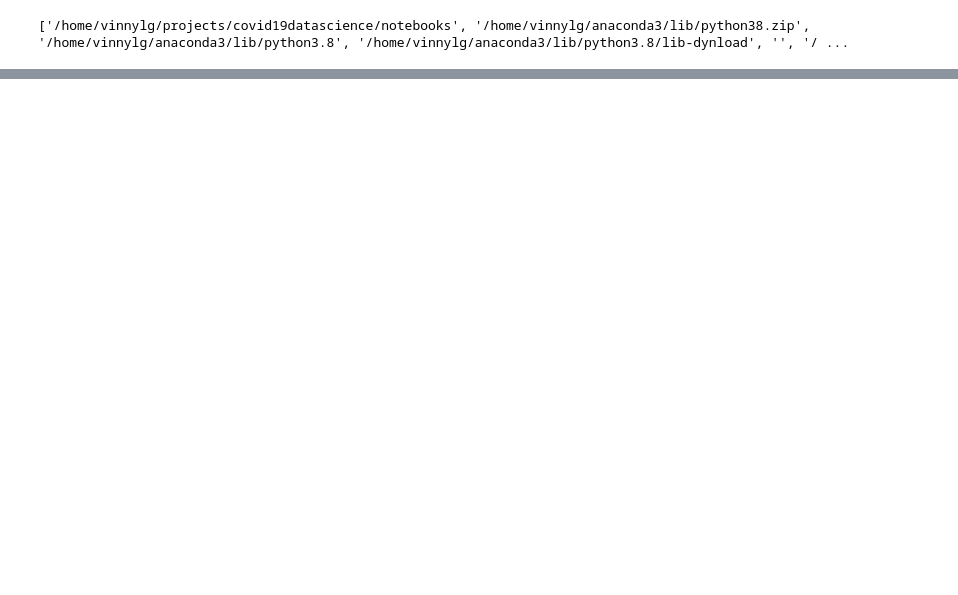
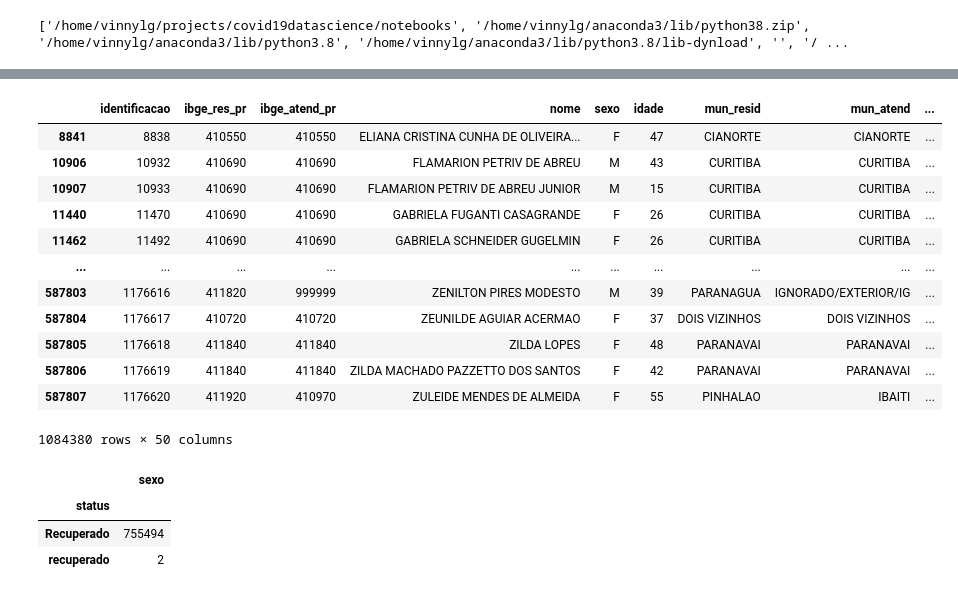
Before and after one commit to vinnylg/covid19datascience, a Jupyter notebook: notebooks/merge_access.ipynb, the cells around one changed output, grey strips where cells are left out. Cells and saved outputs as stored; diff of their text form; code cells hidden in the pictures; blank space fills up the shorter version.

Commit message:
fix process
made access to pickle

```diff
--- a/notebooks/merge_access.ipynb
+++ b/notebooks/merge_access.ipynb
@@ -303,13 +32,0 @@ casosct.loc[casosct['uf_resid']!='PR','uf_pr'] = 'Fora'
-# %%
-pd.options.display.float_format = lambda x: '{:,.0f}'.format(x).replace(',','.')
-
-total = casosct.groupby(['evolucao','uf_pr'])[['sexo']].count().unstack().droplevel(0,1)[['PR','Fora']]
-total['GERAL'] = total.sum(1)
-total = total.append(pd.Series(total.sum(0),name=0))
-total.index = [2,1,3,0]
-total = total.sort_index()
-total = total.rename(index={0:'CASOS',2:'RECUPERADOS',1:'OBITOS',3:'ATIVOS'})
-total.index.name = None
-total.columns.name = None
-
-total.astype(float)
@@ -507,0 +37,13 @@ writer.save()
+# %%
+# tb_pacientes = TbPacientes()
+# tb_pacientes.update()
+
+casost = pd.read_pickle('tb_pacientes.pkl')#tb_pacientes.get()
+casost['nome'] = casost['nome'].apply(lambda nome: ''.join(filter(lambda x: ('A' <= x <= 'Z') or ( x == ' '), nome)))
+casost = casost.sort_values(['dt_notificacao','nome','idade'])
+print(f"casost len: {len(casost)}\n")
+casost.loc[casost['obito']=='Sim','obito'] = 'SIM'
+casost.loc[casost['obito']!='SIM','obito'] = 'NAO'
+# casost = casost.loc[casost['dt_notificacao'] <= '2021-05-27'].copy()
+print(f"casost len: {len(casost)}\n")
+casost.groupby('obito')[['sexo']].count()
@@ -507,0 +58,23 @@ writer.save()
+# %%
+casost
+# %% [output]
+|  | identificacao | ibge_res_pr | ibge_atend_pr | nome | sexo | idade | mun_resid | mun_atend | ... |
+| 8841 | 8838 | 410550 | 410550 | ELIANA CRISTINA CUNHA DE OLIVEIRA... | F | 47 | CIANORTE | CIANORTE | ... |
+| 10906 | 10932 | 410690 | 410690 | FLAMARION PETRIV DE ABREU | M | 43 | CURITIBA | CURITIBA | ... |
+| 10907 | 10933 | 410690 | 410690 | FLAMARION PETRIV DE ABREU JUNIOR | M | 15 | CURITIBA | CURITIBA | ... |
+| 11440 | 11470 | 410690 | 410690 | GABRIELA FUGANTI CASAGRANDE | F | 26 | CURITIBA | CURITIBA | ... |
+| 11462 | 11492 | 410690 | 410690 | GABRIELA SCHNEIDER GUGELMIN | F | 26 | CURITIBA | CURITIBA | ... |
+| ... | ... | ... | ... | ... | ... | ... | ... | ... | ... |
+| 587803 | 1176616 | 411820 | 999999 | ZENILTON PIRES MODESTO | M | 39 | PARANAGUA | IGNORADO/EXTERIOR/IG | ... |
+| 587804 | 1176617 | 410720 | 410720 | ZEUNILDE AGUIAR ACERMAO | F | 37 | DOIS VIZINHOS | DOIS VIZINHOS | ... |
+| 587805 | 1176618 | 411840 | 411840 | ZILDA LOPES | F | 48 | PARANAVAI | PARANAVAI | ... |
+| 587806 | 1176619 | 411840 | 411840 | ZILDA MACHADO PAZZETTO DOS SANTOS | F | 42 | PARANAVAI | PARANAVAI | ... |
+| 587807 | 1176620 | 411920 | 410970 | ZULEIDE MENDES DE ALMEIDA | F | 55 | PINHALAO | IBAITI | ... |
+1084380 rows × 50 columns
+# %%
+casost.groupby('status')[['sexo']].count()
+# %% [output]
+|  | sexo |
+| status |  |
+| Recuperado | 755494 |
+| recuperado | 2 |
```
Also changed, not shown: parts of 54 cells of this notebook, 6 other files.
